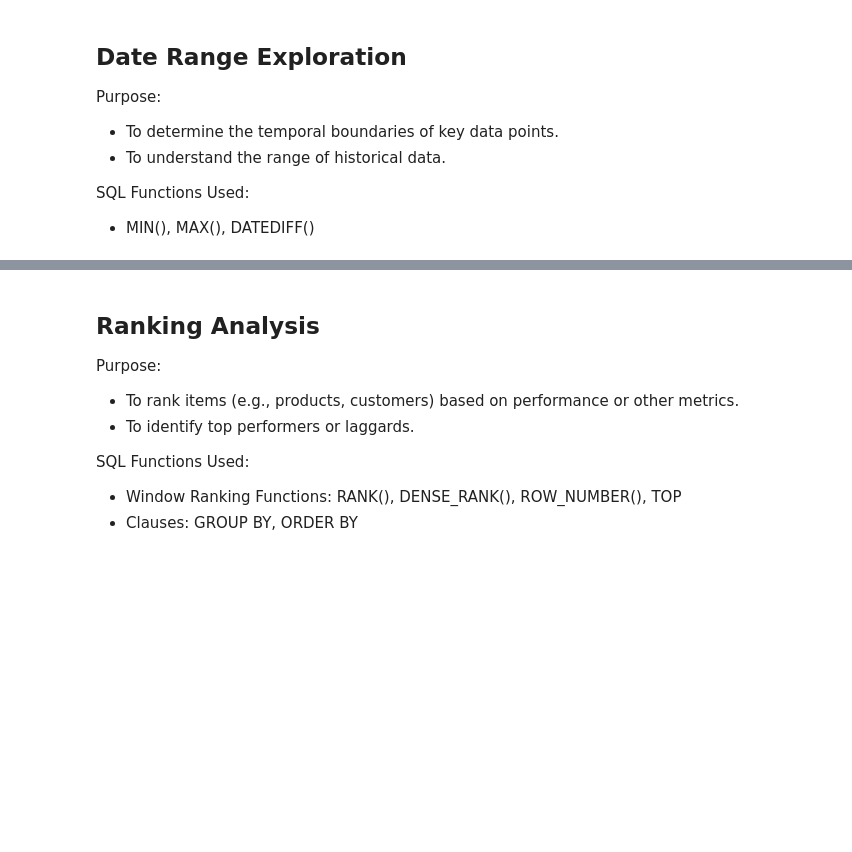
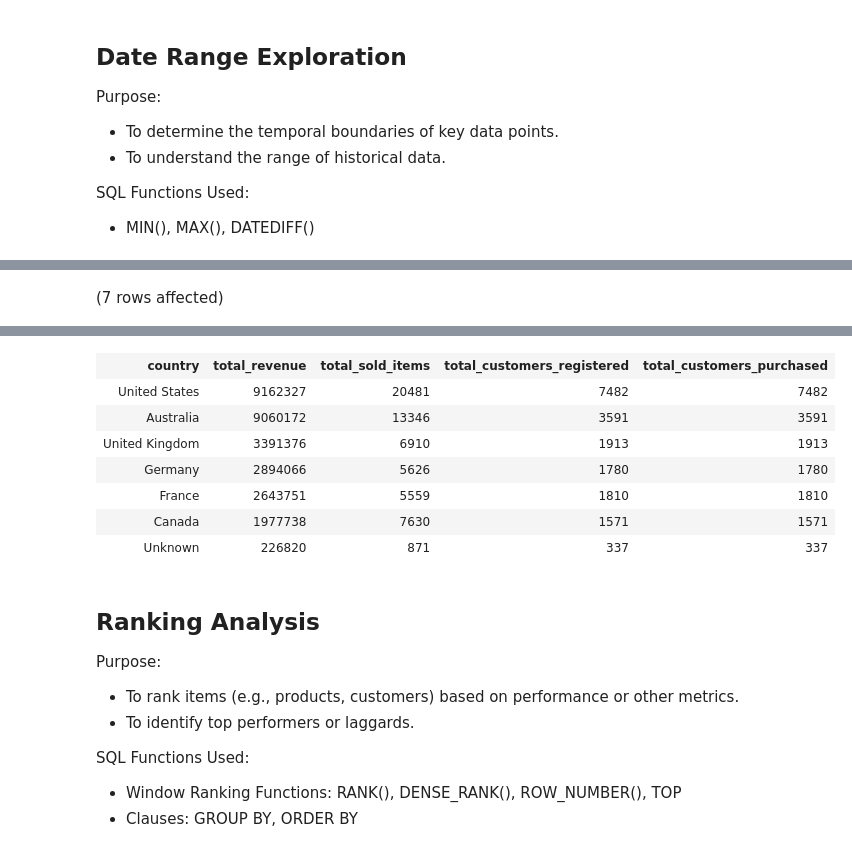
Before and after one commit to Ali-Ghafarian/sql-project-warehouse-and-analytics, a Jupyter notebook: eda_data_analysis/eda.ipynb, the cells around one changed output, grey strips where cells are left out. Drawn from its saved outputs; the diff is of its cells as text; code cells hidden in the pictures; blank space fills up the shorter version.

```diff
--- a/eda_data_analysis/eda.ipynb
+++ b/eda_data_analysis/eda.ipynb
@@ -177,15 +406,18 @@ ORDER BY total_revenue DESC;
 # %%
--- What is the total revenue generated by each customer?
+-- What is the distribution of key metrics across countries?
 SELECT
-    c.customer_key,
-    c.first_name,
-    c.last_name,
-    SUM(f.sales_amount) AS total_revenue
+    c.country,
+    SUM(f.sales_amount) AS total_revenue,
+    SUM(f.quantity) AS total_sold_items,
+    COUNT(DISTINCT c.customer_key) AS total_customers_registered,
+    COUNT(DISTINCT f.customer_key) AS total_customers_purchased
 FROM gold.fact_sales f
-LEFT JOIN gold.dim_customers c
+FULL JOIN gold.dim_customers c
     ON c.customer_key = f.customer_key
-GROUP BY
-    c.customer_key,
-    c.first_name,
-    c.last_name
+GROUP BY c.country
 ORDER BY total_revenue DESC;
+
+-- USA is the biggest market
+-- Interestingly, Australia has a good potential (much lesser customers puchasing costly items, generation almost the same revenue as USA)
+# %% [output]
+(7 rows affected)
@@ -191,0 +425,8 @@ ORDER BY total_revenue DESC;
+| country | total_revenue | total_sold_items | total_customers_registered | total_customers_purchased |
+| United States | 9162327 | 20481 | 7482 | 7482 |
+| Australia | 9060172 | 13346 | 3591 | 3591 |
+| United Kingdom | 3391376 | 6910 | 1913 | 1913 |
+| Germany | 2894066 | 5626 | 1780 | 1780 |
+| France | 2643751 | 5559 | 1810 | 1810 |
+| Canada | 1977738 | 7630 | 1571 | 1571 |
+| Unknown | 226820 | 871 | 337 | 337 |
```
Also changed, not shown: parts of 33 cells of this notebook.
